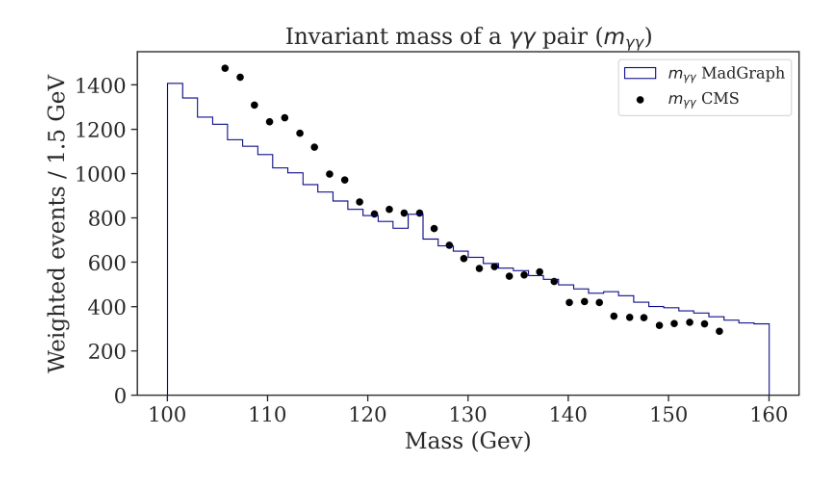
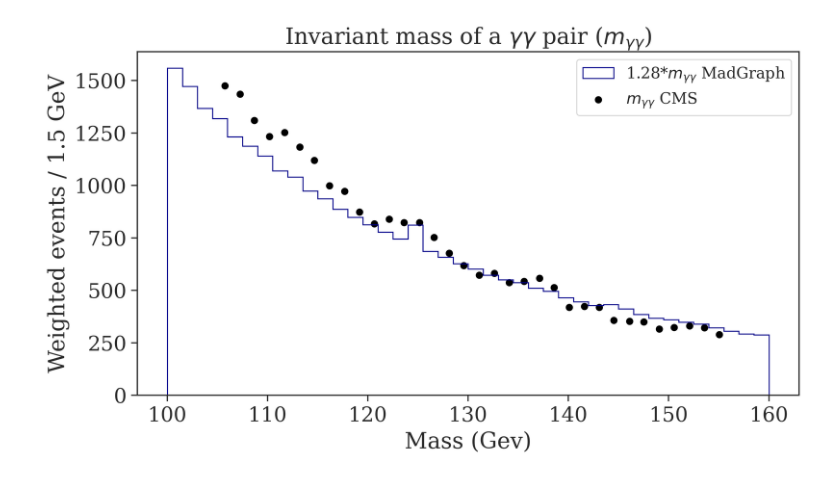
Before and after one commit to viniciusrocca/simulationsSM, a Jupyter notebook: pp2h2aa/Results_reproduction.ipynb, the cells around one changed output. Saved outputs shown, nothing was run; the diff lists cells and outputs as text; code cells hidden in the pictures.

```diff
--- a/pp2h2aa/Results_reproduction.ipynb
+++ b/pp2h2aa/Results_reproduction.ipynb
@@ -42,8 +45,10 @@ def massa_invarianteH(p1,p2, num_eventos, eta1, eta2, p_T1, p_T2):
             else:
                 tensor = -1
             mI = mI + tensor*((p1[i][j]+p2[i][j])**2)
-        if abs(eta1[i]) <= 2.5 and abs(eta2[i]) <= 2.5 and p_T1[i] >= 25 and p_T2[i] >= 25:
-            massa_invariante.append(np.sqrt(mI))
+
+        mI = np.sqrt(mI)
+        if abs(eta1[i]) <= 2.5 and abs(eta2[i]) <= 2.5 and p_T1[i] >= (mI/4) and p_T2[i] >= (mI/4):
+            massa_invariante.append(mI)
 
 
 
@@ -93,11 +98,13 @@ def pT(file_name):
 # %%
 #invariant mass for p p > a a (sqrt(s) = 7 TeV), cross_section = 2.258 pb
 p1,p2,num_eventos = leitor_quadrimomento('pp2aa_7TeV.lhe')
-m_aa_1 = massa_invariante(p1,p2,num_eventos)
+p_T1, p_T2 = pT('pp2aa_7TeV.lhe')
+m_aa_1 = massa_invariante(p1,p2,num_eventos, p_T1, p_T2)
 
 #invariant mass for p p > a a without higgs (sqrt(s) = 7 TeV), cross_section = 2.251 pb
 p1,p2,num_eventos = leitor_quadrimomento('pp2aa_nH_7TeV.lhe')
-m_aa_nH_1 = massa_invariante(p1,p2,num_eventos)
+p_T1, p_T2 = pT('pp2aa_nH_7TeV.lhe')
+m_aa_nH_1 = massa_invariante(p1,p2,num_eventos, p_T1, p_T2)
 
 #Invariant mass for p p > h > a a (sqrt(s) = 7 TeV), cross section = 0.008509 pb
 p1h,p2h,num_eventosh = leitor_quadrimomento('pp2h2aa_7TeV.lhe')
@@ -107,11 +114,13 @@ m_h_aa_1 = massa_invarianteH(p1h,p2h,num_eventosh, eta1, eta2, p_T1, p_T2)
 
 #Invariant mass for p p > a a (sqrt(s) = 8 TeV), cross section =  2.503 pb
 p1_8,p2_8,num_eventos_8 = leitor_quadrimomento('pp2aa_8TeV.lhe')
-m_aa_2 = massa_invariante(p1_8,p2_8,num_eventos_8)
+p_T1, p_T2 = pT('pp2aa_8TeV.lhe')
+m_aa_2 = massa_invariante(p1_8,p2_8,num_eventos_8, p_T1, p_T2)
 
 #invariant mass for p p > a a without higgs (sqrt(s) = 8 TeV), cross_section = 2.495 pb
 p1,p2,num_eventos = leitor_quadrimomento('pp2aa_nH_8TeV.lhe')
-m_aa_nH_2 = massa_invariante(p1,p2,num_eventos)
+p_T1, p_T2 = pT('pp2aa_nH_8TeV.lhe')
+m_aa_nH_2 = massa_invariante(p1,p2,num_eventos, p_T1, p_T2)
 
 #Invariant mass for p p > h > a a (sqrt(s) = 8TeV), cross section = 0.01097 pb
 p1h_8,p2h_8,num_eventosh_8 = leitor_quadrimomento('pp2h2aa_8TeV.lhe')
@@ -125,34 +134,41 @@ m_aa_nH = []
 m_h_aa = []
 
 
-for i in range(200000):
+for i in range(len(m_aa_1)):
     m_aa.append(m_aa_1[i])
 
-for i in range(200000):
+for i in range(len(m_aa_nH_1)):
     m_aa_nH.append(m_aa_nH_1[i])
 
 for i in range(len(m_h_aa_1)):
     m_h_aa.append(m_h_aa_1[i])
 
 
-for i in range(200000):
+for i in range(len(m_aa_2)):
     m_aa.append(m_aa_2[i])
 
-for i in range(200000):
+for i in range(len(m_aa_nH_2)):
     m_aa_nH.append(m_aa_nH_2[i])
 
 for i in range(len(m_h_aa_2)):
     m_h_aa.append(m_h_aa_2[i])
 
+
+
+
 #Setting the weights (Luminosity * cross section)/(number of events):
     #Luminosity CMS 7 Tev 5.1 fb
     #Luminosity CMS 8 Tev 5.3 fb
 
-weight_aa = (200000)*[(2258*5.1)/200000]
-weight_aa = weight_aa + (200000)*[(2503*5.3)/200000]
 
-weight_aa_nH = (200000)*[(2251*5.1)/200000]
-weight_aa_nH = weight_aa_nH + (200000)*[(2495*5.3)/200000]
+
+weight_aa = (len(m_aa_1))*[(2258*5.1)/200000]
+
+weight_aa = weight_aa + (len(m_aa_2))*[(2503*5.3)/200000]
+
+
+weight_aa_nH = (len(m_aa_nH_1))*[(2251*5.1)/200000]
+weight_aa_nH = weight_aa_nH + (len(m_aa_nH_2))*[(2495*5.3)/200000]
 
 weight_h_aa = (len(m_h_aa_1))*[5.1*8.509/200000]
 weight_h_aa = weight_h_aa + (len(m_h_aa_2))*[5.3*10.97/200000]
@@ -246,13 +262,13 @@ y = np.genfromtxt('gg-mass-spectrum.csv', delimiter=";", skip_header =1 , usecol
 # %%
 #Invariant mass MadGraph and CMS
 fig = plt.figure(figsize = [9.2,4.9], dpi = 300)
-histogram3 = plt.hist(m_aa, bins = 40, color = 'darkblue', range = (100,160),weights = 1.15*np.array(weight_aa), histtype = 'step',label = r'$m_{\gamma\gamma}$ MadGraph')
+histogram3 = plt.hist(m_aa, bins = 40, color = 'darkblue', range = (100,160),weights = 1.28*np.array(weight_aa), histtype = 'step',label = r'1.28*$m_{\gamma\gamma}$ MadGraph')
 pontos = plt.scatter(x, y, color = 'black', label = r'$m_{\gamma\gamma}$ CMS')
 plt.title(r'Invariant mass of a $\gamma\gamma$ pair ($m_{\gamma\gamma}$)')
 plt.xlabel('Mass (Gev)')
 plt.ylabel('Weighted events / 1.5 GeV')
 plt.legend(fontsize = 12)
 plt.savefig('CMSplusMad.pdf')
 plt.show()
 # %% [output]
-[figure, old version]
+[figure, new version]
```
Also changed, not shown: parts of 7 cells of this notebook.
